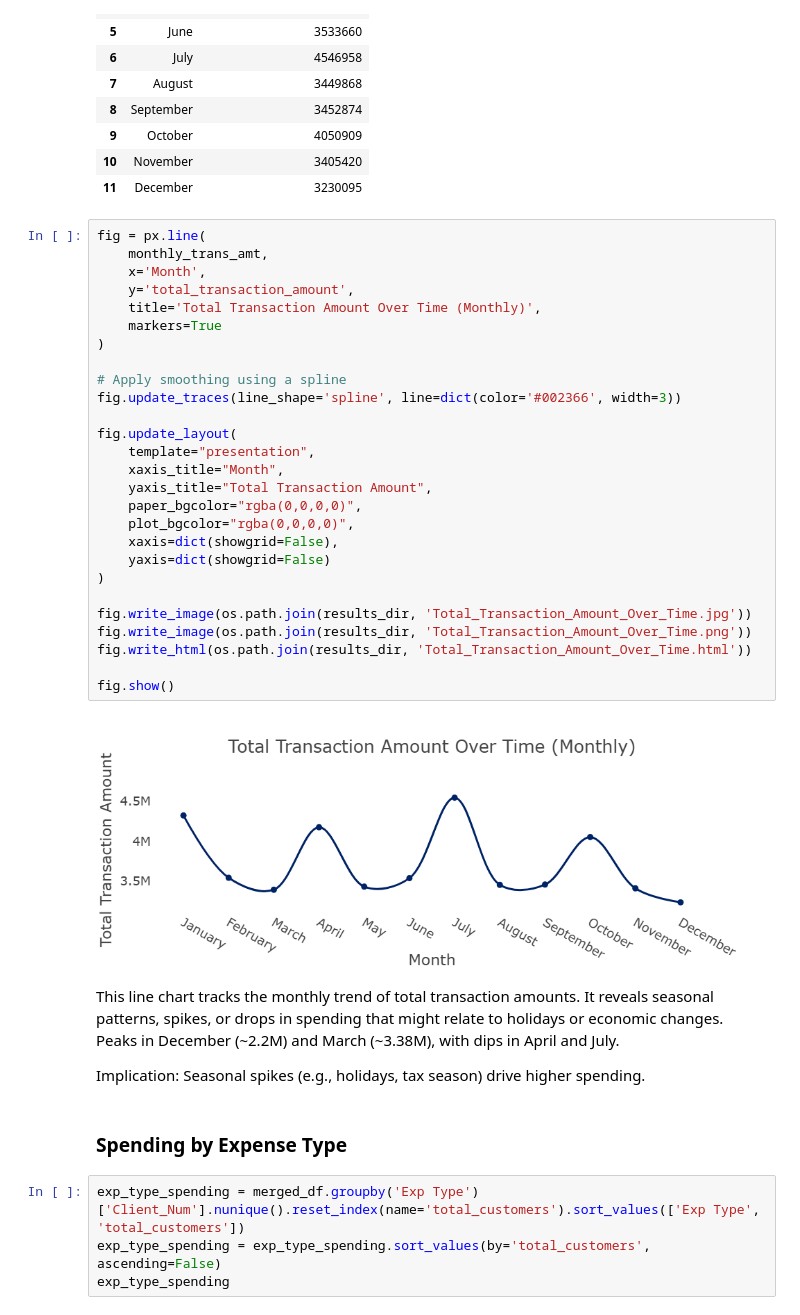
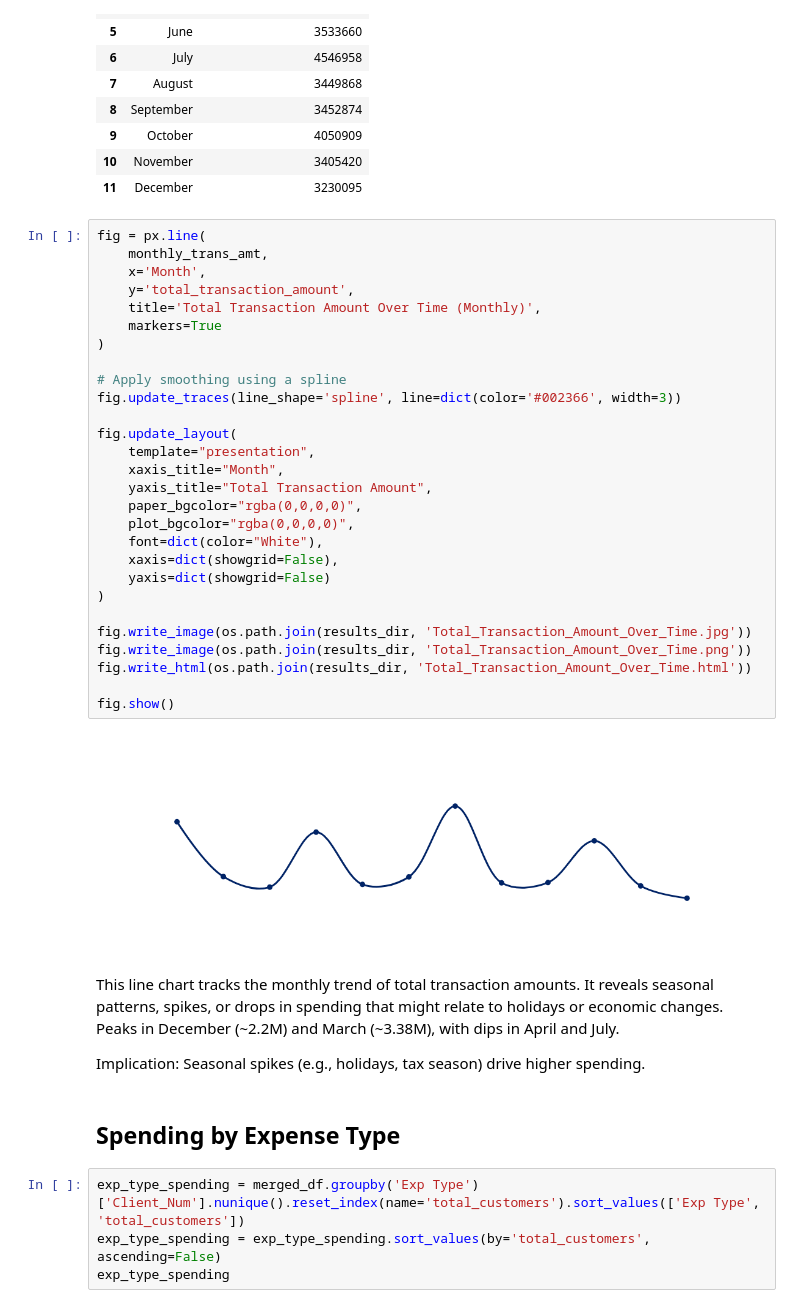
Before and after one commit to NadiaHirwa/Credit-Card-Financial, a Jupyter notebook: notebooks/Data_Analysis.ipynb, the cells around one changed output. Saved outputs shown, nothing was run; the diff lists cells and outputs as text.

```diff
--- a/notebooks/Data_Analysis.ipynb
+++ b/notebooks/Data_Analysis.ipynb
@@ -789,39 +820,40 @@ The default of observed=False is deprecated and will be changed to True in a fut
 # %%
 fig = px.line(
     monthly_trans_amt,
     x='Month',
     y='total_transaction_amount',
     title='Total Transaction Amount Over Time (Monthly)',
     markers=True
 )
 
 # Apply smoothing using a spline
 fig.update_traces(line_shape='spline', line=dict(color='#002366', width=3))
 
 fig.update_layout(
     template="presentation",
     xaxis_title="Month",
     yaxis_title="Total Transaction Amount",
     paper_bgcolor="rgba(0,0,0,0)",
     plot_bgcolor="rgba(0,0,0,0)",
+    font=dict(color="White"),
     xaxis=dict(showgrid=False),
     yaxis=dict(showgrid=False)
 )
 
 fig.write_image(os.path.join(results_dir, 'Total_Transaction_Amount_Over_Time.jpg'))
 fig.write_image(os.path.join(results_dir, 'Total_Transaction_Amount_Over_Time.png'))
 fig.write_html(os.path.join(results_dir, 'Total_Transaction_Amount_Over_Time.html'))
 
 fig.show()
 # %% [output]
-[figure, old version]
+[figure, new version]
 # %% [markdown]
 This line chart tracks the monthly trend of total transaction amounts. It reveals seasonal patterns, spikes, or drops in spending that might relate to holidays or economic changes.
 Peaks in December (~2.2M) and March (~3.38M), with dips in April and July.
 
 Implication: Seasonal spikes (e.g., holidays, tax season) drive higher spending.
 # %% [markdown]
-### Spending by Expense Type
+## Spending by Expense Type
 # %%
 exp_type_spending = merged_df.groupby('Exp Type')['Client_Num'].nunique().reset_index(name='total_customers').sort_values(['Exp Type', 'total_customers'])
 exp_type_spending = exp_type_spending.sort_values(by='total_customers', ascending=False)
```
Also changed, not shown: parts of 36 cells of this notebook, 39 other files.
